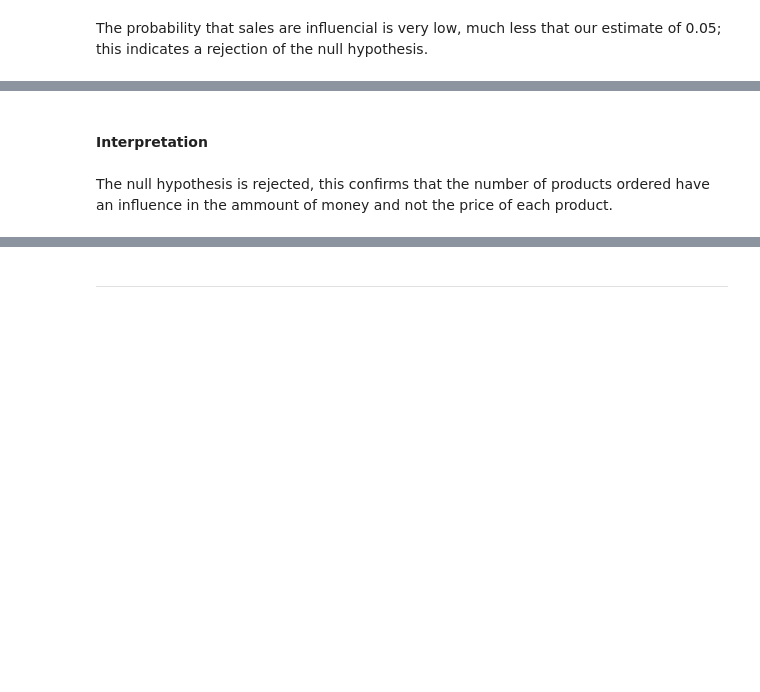
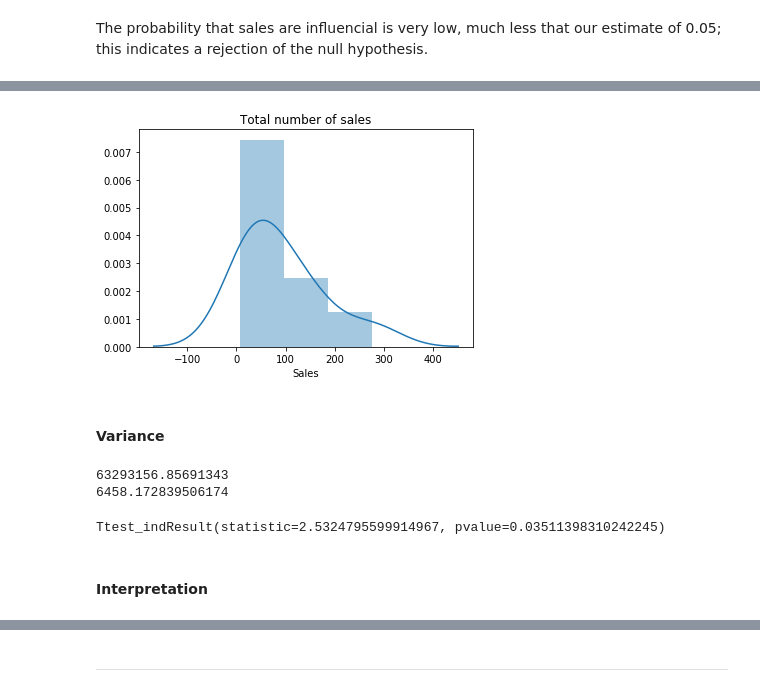
Before and after one commit to naquech-DS/dsc-2-final-project-online-ds-ft-112618, a Jupyter notebook: student.ipynb, the cells around one changed output, grey strips where cells are left out. Saved outputs shown, nothing was run; the diff lists cells and outputs as text; code cells hidden in the pictures; blank space fills up the shorter version.

```diff
--- a/student.ipynb
+++ b/student.ipynb
@@ -470,4 +436,20 @@ plt.show()
+# %%
+plt.figure()
+sns.distplot(df1_order['Sales'], label='Sales');
+plt.title('Total number of sales');
+# %% [output]
+[figure, added]
+# %% [markdown]
+#### Variance
+# %%
+print(np.var(df1_order['TotalSum']))
+print(np.var(df1_order['Sales']))
+# %% [output]
+63293156.85691343
+6458.172839506174
+# %%
+scipy.stats.ttest_ind(df1_order['TotalSum'], df1_order['Sales'], equal_var=False)
+# %% [output]
+Ttest_indResult(statistic=2.5324795599914967, pvalue=0.03511398310242245)
 # %% [markdown]
 #### Interpretation
-# %% [markdown]
-The null hypothesis is rejected, this confirms that the number of products ordered have an influence in the ammount of money and not the price of each product.
```
Also changed, not shown: parts of 35 cells of this notebook, 1 other file.
